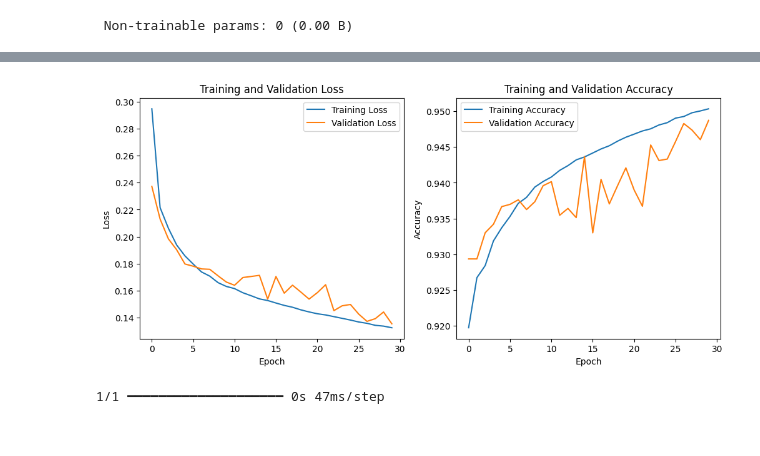
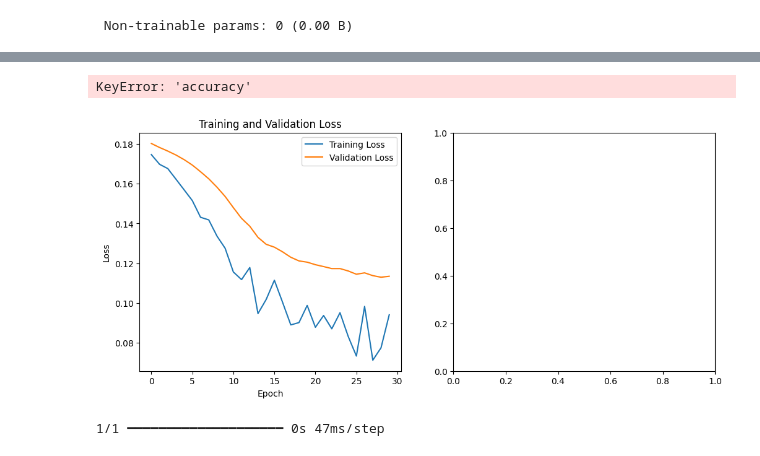
Before and after one commit to OWDM/Vegetation-Cover-In-Riyadh, a Jupyter notebook: Codes/Models/model1.1.ipynb, the cells around one changed output, grey strips where cells are left out. Cells and saved outputs as stored; diff of their text form; code cells hidden in the pictures.

```diff
--- a/Codes/Models/model1.1.ipynb
+++ b/Codes/Models/model1.1.ipynb
@@ -11,8 +11,8 @@ image_dir = 'N:\\My Drive\\Data\\RUH'
 mask_dir = 'N:\\My Drive\\Data\\Mask'
 
 # List of image and mask files
-image_files = sorted(os.listdir(image_dir))[:10000]   # First 15k files
-mask_files = sorted(os.listdir(mask_dir))[:10000]
+image_files = sorted(os.listdir(image_dir))[:50]   # First 15k files
+mask_files = sorted(os.listdir(mask_dir))[:50]
 
 # Function to normalize images and encode masks
 def prepare_data(img_path, mask_path):
@@ -171,12 +171,16 @@ Model: "functional_1"
  Non-trainable params: 0 (0.00 B)
 # %%
 from tensorflow.keras.callbacks import ModelCheckpoint, EarlyStopping
+import tensorflow as tf
+from tensorflow.keras.callbacks import ModelCheckpoint, EarlyStopping
+from tensorflow import keras
+from tensorflow.keras.metrics import MeanIoU
 
 # Compile the model
 unet.compile(
-    optimizer=Adam(learning_rate=1e-4),
-    loss='categorical_crossentropy',
-    metrics=['accuracy']
+    optimizer='sgd',
+    loss='mse',
+    metrics=[keras.metrics.IoU(num_classes=4, target_class_ids=[0])]
 )
 
 # Define callbacks for saving the model and early stopping
@@ -235,4 +239,5 @@ Epoch 30/30
+KeyError: 'accuracy'
-[figure, old version]
+[figure, new version]
 # %%
 from tensorflow.keras.models import load_model
 
```
Also changed, not shown: parts of 2 cells of this notebook, 16 other files.
